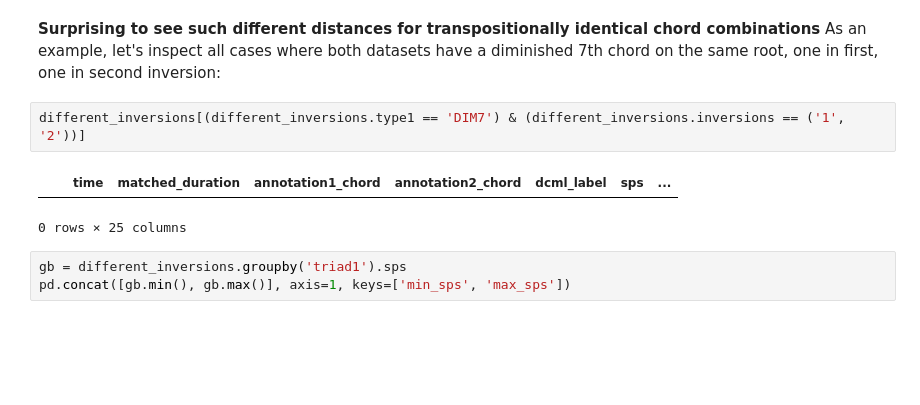
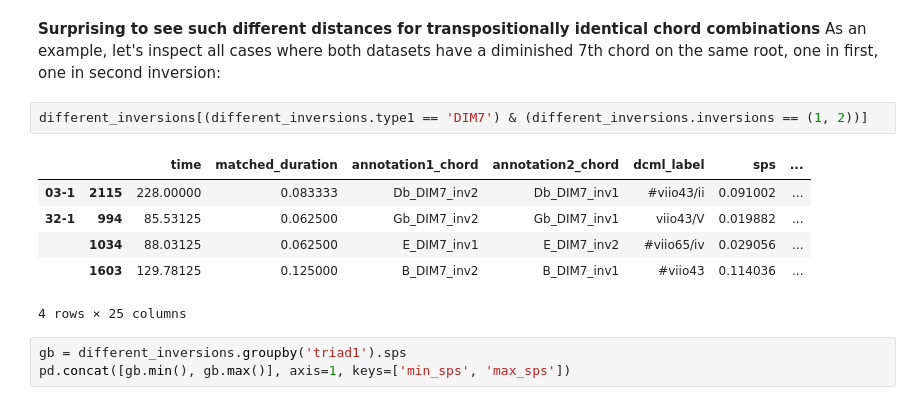
Before and after one commit to DCMLab/chord-eval, a Jupyter notebook: NoteBooks/exploring_differences.ipynb, the cells around one changed output. Cells and saved outputs as stored; diff of their text form; blank space fills up the shorter version.

```diff
--- a/NoteBooks/exploring_differences.ipynb
+++ b/NoteBooks/exploring_differences.ipynb
@@ -320,10 +387,14 @@ dtype: int64
 **Surprising to see such different distances for transpositionally identical chord combinations**
 As an example, let's inspect all cases where both datasets have a diminished 7th chord on the same root, one in first, one in second inversion:
 # %%
-different_inversions[(different_inversions.type1 == 'DIM7') & (different_inversions.inversions == ('1', '2'))]
+different_inversions[(different_inversions.type1 == 'DIM7') & (different_inversions.inversions == (1, 2))]
 # %% [output]
 |  |  | time | matched_duration | annotation1_chord | annotation2_chord | dcml_label | sps | ... |
+| 03-1 | 2115 | 228.00000 | 0.083333 | Db_DIM7_inv2 | Db_DIM7_inv1 | #viio43/ii | 0.091002 | ... |
+| 32-1 | 994 | 85.53125 | 0.062500 | Gb_DIM7_inv2 | Gb_DIM7_inv1 | viio43/V | 0.019882 | ... |
+|  | 1034 | 88.03125 | 0.062500 | E_DIM7_inv1 | E_DIM7_inv2 | #viio65/iv | 0.029056 | ... |
+|  | 1603 | 129.78125 | 0.125000 | B_DIM7_inv2 | B_DIM7_inv1 | #viio43 | 0.114036 | ... |
-0 rows × 25 columns
+4 rows × 25 columns
 # %%
 gb = different_inversions.groupby('triad1').sps
 pd.concat([gb.min(), gb.max()], axis=1, keys=['min_sps', 'max_sps'])
```
Also changed, not shown: parts of 15 cells of this notebook.
